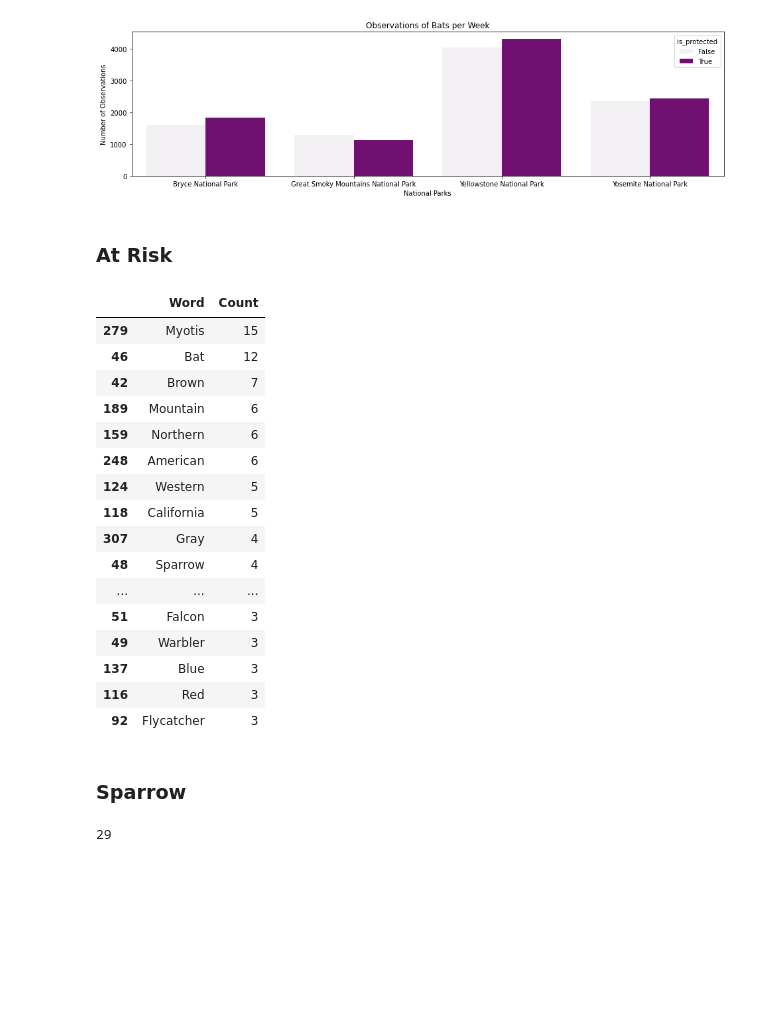
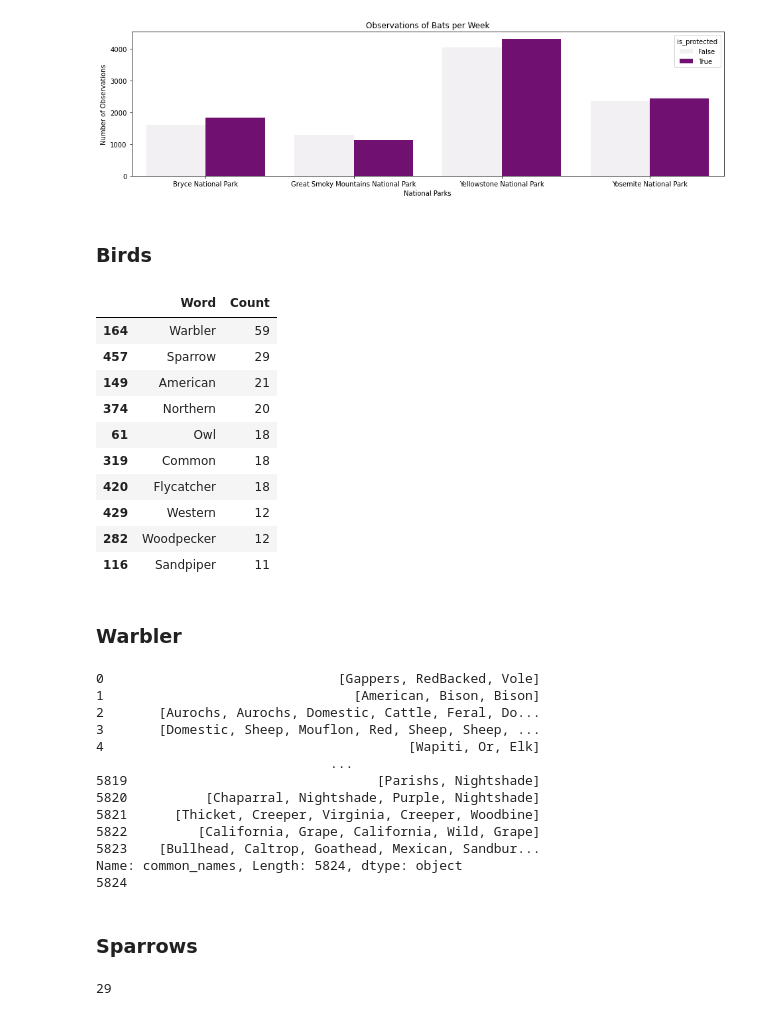
Before and after one commit to h-ostcode/Biodiversity-in-National-Parks, a Jupyter notebook: biodiversity.ipynb, the cells around one changed output. Cells and saved outputs as stored; diff of their text form; code cells hidden in the pictures; blank space fills up the shorter version.

Commit message:
Added breakdown of Bird category counts. Began analysis on Warbler but did not return any results. Need to investigate error as this could create inconsistencies in code's efficacy.

```diff
--- a/biodiversity.ipynb
+++ b/biodiversity.ipynb
@@ -455,34 +455,51 @@ plt.title('Observations of Bats per Week')
 plt.show()
 # %% [output]
 [figure]
-# %% [markdown]
-### At Risk
+# %% [markdown]
+### Birds
 # %%
-at_risk = species[species.is_protected == True].common_names.apply(remove_punctuations).str.split().tolist()
-risk_list = names_list(at_risk)
-pd.DataFrame(set(word_count(risk_list)), columns =['Word', 'Count']).sort_values("Count", ascending = False).head(20)
-
-#The at risk species also yields the highest count for bats (myotis is the classification for bats), followed by Sparrows and wolves.
+bird_names = species[species.category == "Bird"].common_names.apply(remove_punctuations).str.split().tolist()
+bird_list = names_list(bird_names)
+pd.DataFrame(set(word_count(bird_list)), columns =['Word', 'Count']).sort_values("Count", ascending = False).head(10)
 # %% [output]
 |  | Word | Count |
-| 279 | Myotis | 15 |
-| 46 | Bat | 12 |
-| 42 | Brown | 7 |
-| 189 | Mountain | 6 |
-| 159 | Northern | 6 |
-| 248 | American | 6 |
-| 124 | Western | 5 |
-| 118 | California | 5 |
-| 307 | Gray | 4 |
-| 48 | Sparrow | 4 |
-| ... | ... | ... |
-| 51 | Falcon | 3 |
-| 49 | Warbler | 3 |
-| 137 | Blue | 3 |
-| 116 | Red | 3 |
-| 92 | Flycatcher | 3 |
+| 164 | Warbler | 59 |
+| 457 | Sparrow | 29 |
+| 149 | American | 21 |
+| 374 | Northern | 20 |
+| 61 | Owl | 18 |
+| 319 | Common | 18 |
+| 420 | Flycatcher | 18 |
+| 429 | Western | 12 |
+| 282 | Woodpecker | 12 |
+| 116 | Sandpiper | 11 |
 # %% [markdown]
-### Sparrow
+### Warbler
+# %%
+
+print(species.common_names.apply(remove_punctuations).str.split())
+
+species['is_warbler'] = species.common_names.str.contains(r"\wWarbler\b", regex = True)
+print(len(species[species.is_warbler == False]))  #all results return false, why is warbler not showing?
+#warbler_observations = obs.merge(species[species.is_warbler])
+
+#warbler_observations.groupby('park_name').observations.sum().reset_index()
+# %% [output]
+0                              [Gappers, RedBacked, Vole]
+1                                [American, Bison, Bison]
+2       [Aurochs, Aurochs, Domestic, Cattle, Feral, Do...
+3       [Domestic, Sheep, Mouflon, Red, Sheep, Sheep, ...
+4                                       [Wapiti, Or, Elk]
+                              ...
+5819                                [Parishs, Nightshade]
+5820          [Chaparral, Nightshade, Purple, Nightshade]
+5821      [Thicket, Creeper, Virginia, Creeper, Woodbine]
+5822         [California, Grape, California, Wild, Grape]
+5823    [Bullhead, Caltrop, Goathead, Mexican, Sandbur...
+Name: common_names, Length: 5824, dtype: object
+5824
+# %% [markdown]
+### Sparrows
 # %%
 species['is_sparrow'] = species.common_names.str.contains(r"\sSparrow\b", regex = True)
 print(len(species[species.is_sparrow == True]))
```
Also changed, not shown: parts of 2 cells of this notebook.
